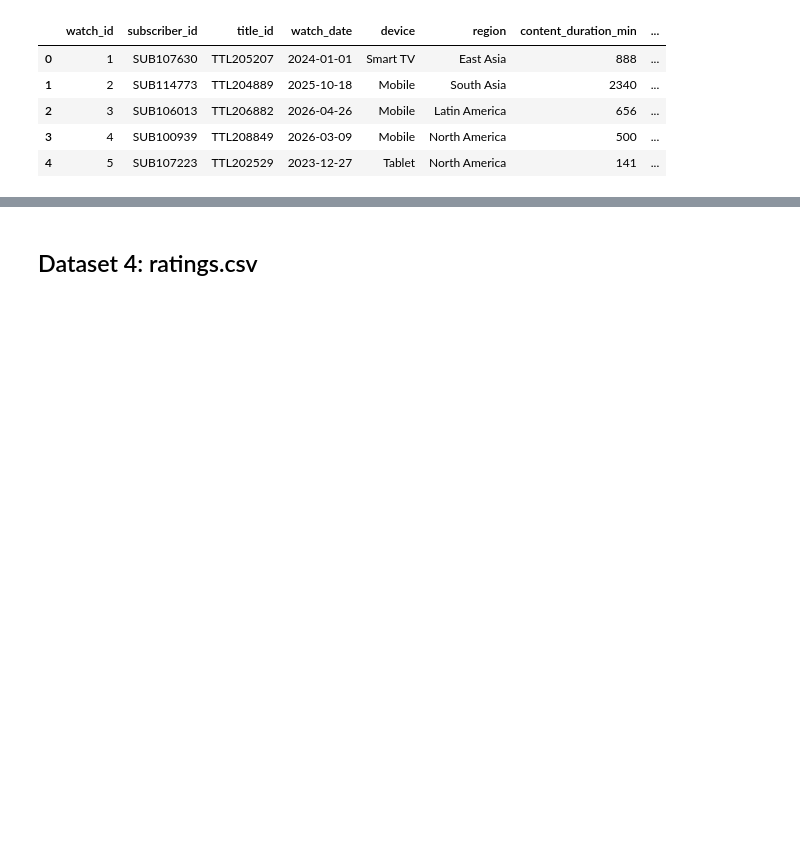
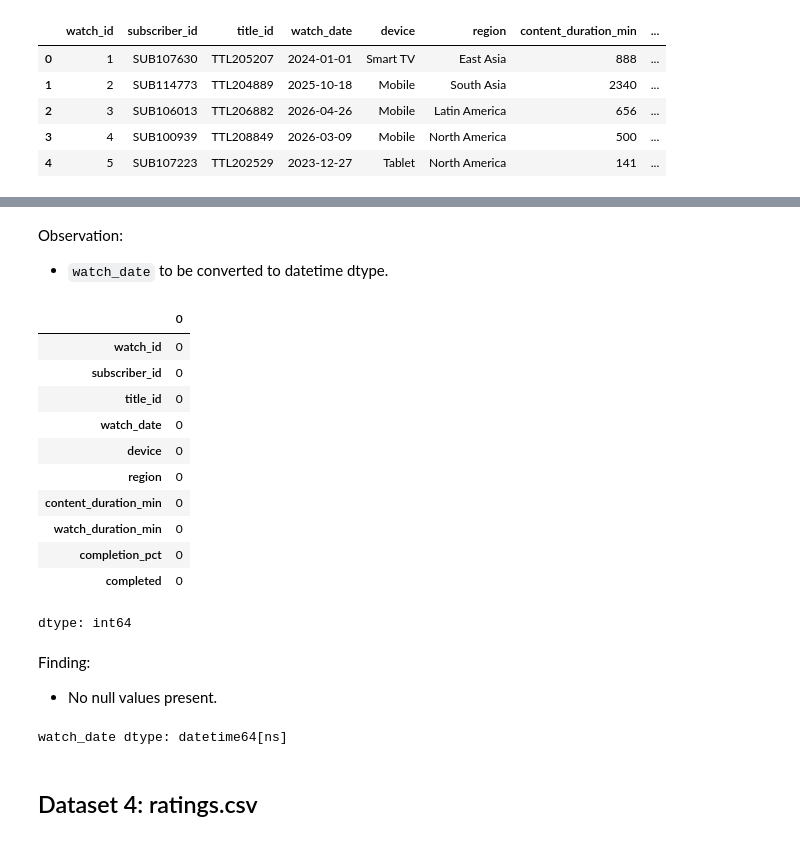
Before and after one commit to Bindiya-Anand/StreamFlix-Content-Analytics-Project, a Jupyter notebook: notebooks/StreamFlix_Phase1_Bindiya_Anand.ipynb, the cells around one changed output, grey strips where cells are left out. Drawn from its saved outputs; the diff is of its cells as text; code cells hidden in the pictures; blank space fills up the shorter version.

```diff
--- a/notebooks/StreamFlix_Phase1_Bindiya_Anand.ipynb
+++ b/notebooks/StreamFlix_Phase1_Bindiya_Anand.ipynb
@@ -221,3 +272,32 @@ watch_history.head()
+# %% [markdown]
+Observation:
+- `watch_date` to be converted to datetime dtype.
+# %%
+# checking for null values
+watch_history.isna().sum()
+# %% [output]
+|  | 0 |
+| watch_id | 0 |
+| subscriber_id | 0 |
+| title_id | 0 |
+| watch_date | 0 |
+| device | 0 |
+| region | 0 |
+| content_duration_min | 0 |
+| watch_duration_min | 0 |
+| completion_pct | 0 |
+| completed | 0 |
+dtype: int64
+# %% [markdown]
+Finding:
+- No null values present.
+# %%
+# coverting watch_date to datatime dtype
+watch_history['watch_date'] = pd.to_datetime(watch_history['watch_date'])
+
+print('watch_date dtype:', watch_history['watch_date'].dtype)
+# %% [output]
+watch_date dtype: datetime64[ns]
 # %% [markdown]
 ## Dataset 4: ratings.csv
 # %%
```
Also changed, not shown: parts of 23 cells of this notebook.
